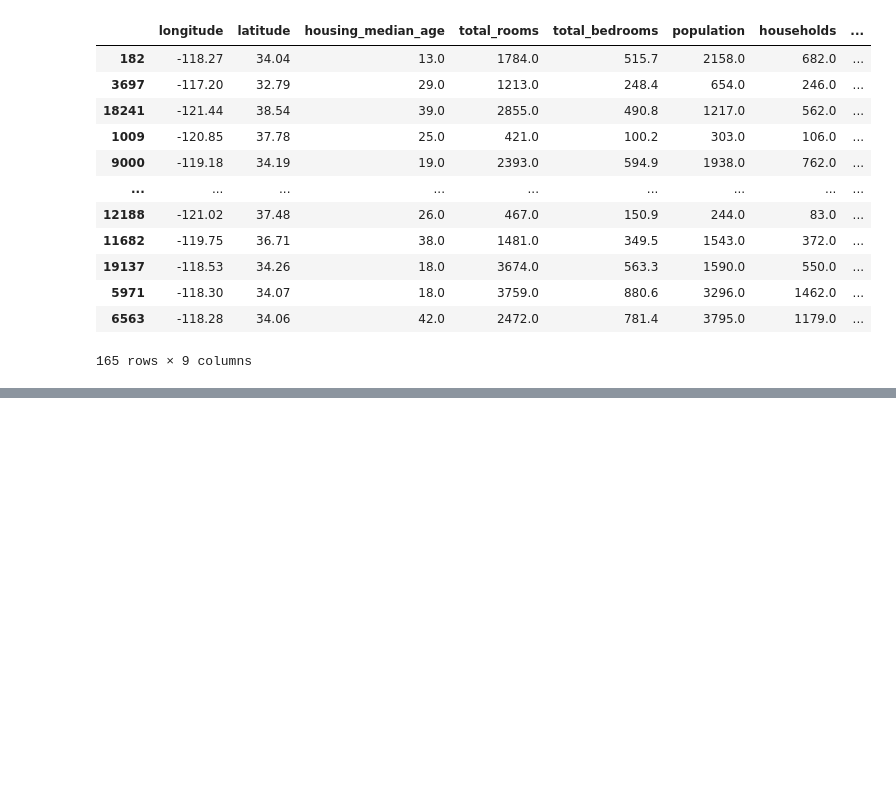
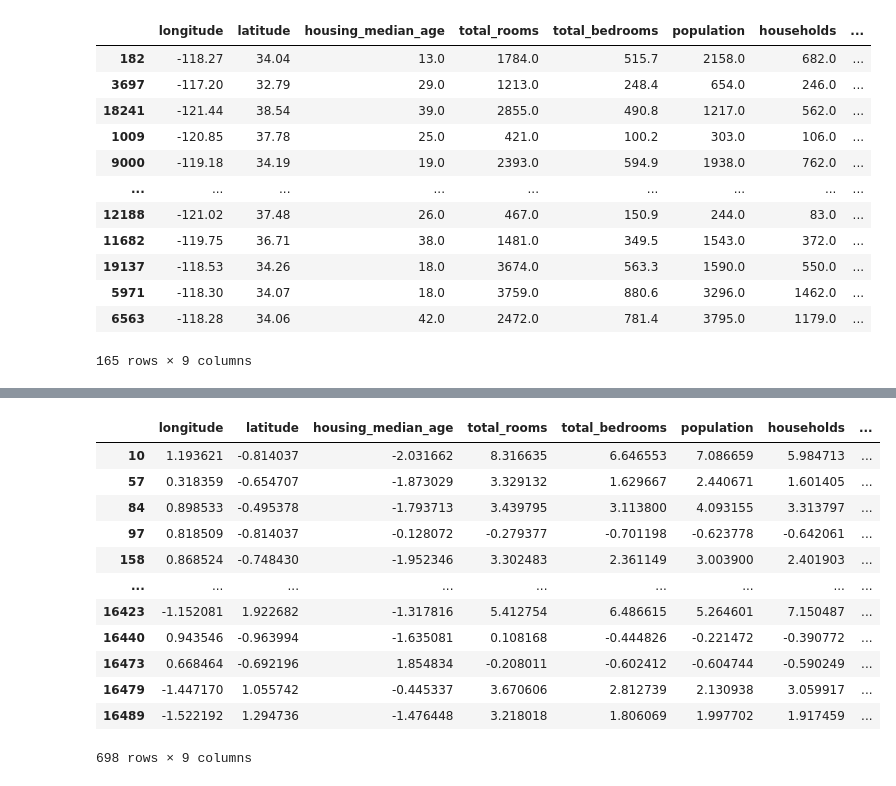
Before and after one commit to AliyarBhos/Works-done-in-Div-Academy, a Jupyter notebook: Module3(From_28_jan)/End_To_End_Machine_Learning_Day2.ipynb, the cells around one changed output, grey strips where cells are left out. Drawn from its saved outputs; the diff is of its cells as text; code cells hidden in the pictures; blank space fills up the shorter version.

```diff
--- a/Module3(From_28_jan)/End_To_End_Machine_Learning_Day2.ipynb
+++ b/Module3(From_28_jan)/End_To_End_Machine_Learning_Day2.ipynb
@@ -154,0 +179,26 @@ df_num_tr2.loc[null_mask]
+# %%
+from sklearn.preprocessing import StandardScaler
+
+ss = StandardScaler()
+ss.fit(df_num)
+X = ss.transform(df_num)
+
+df_num_ss = pd.DataFrame(X, columns=ss.get_feature_names_out())
+
+o1 = (df_num_ss < -3).any(axis=1)
+o2 = (df_num_ss > 3).any(axis=1)
+df_num_ss.loc[o1 | o2]
+# %% [output]
+|  | longitude | latitude | housing_median_age | total_rooms | total_bedrooms | population | households | ... |
+| 10 | 1.193621 | -0.814037 | -2.031662 | 8.316635 | 6.646553 | 7.086659 | 5.984713 | ... |
+| 57 | 0.318359 | -0.654707 | -1.873029 | 3.329132 | 1.629667 | 2.440671 | 1.601405 | ... |
+| 84 | 0.898533 | -0.495378 | -1.793713 | 3.439795 | 3.113800 | 4.093155 | 3.313797 | ... |
+| 97 | 0.818509 | -0.814037 | -0.128072 | -0.279377 | -0.701198 | -0.623778 | -0.642061 | ... |
+| 158 | 0.868524 | -0.748430 | -1.952346 | 3.302483 | 2.361149 | 3.003900 | 2.401903 | ... |
+| ... | ... | ... | ... | ... | ... | ... | ... | ... |
+| 16423 | -1.152081 | 1.922682 | -1.317816 | 5.412754 | 6.486615 | 5.264601 | 7.150487 | ... |
+| 16440 | 0.943546 | -0.963994 | -1.635081 | 0.108168 | -0.444826 | -0.221472 | -0.390772 | ... |
+| 16473 | 0.668464 | -0.692196 | 1.854834 | -0.208011 | -0.602412 | -0.604744 | -0.590249 | ... |
+| 16479 | -1.447170 | 1.055742 | -0.445337 | 3.670606 | 2.812739 | 2.130938 | 3.059917 | ... |
+| 16489 | -1.522192 | 1.294736 | -1.476448 | 3.218018 | 1.806069 | 1.997702 | 1.917459 | ... |
+698 rows × 9 columns
```
Also changed, not shown: parts of 1 cell of this notebook.
